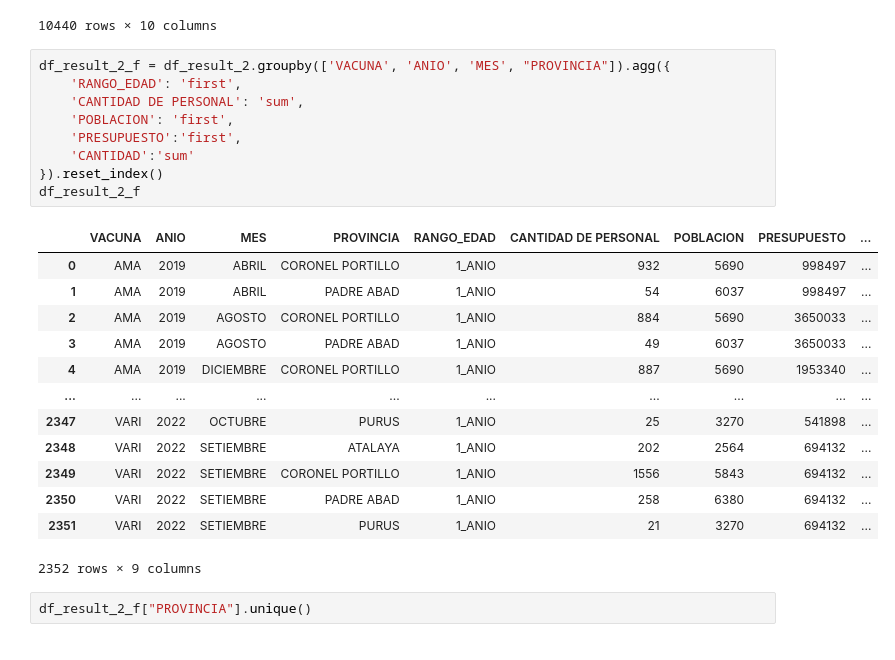
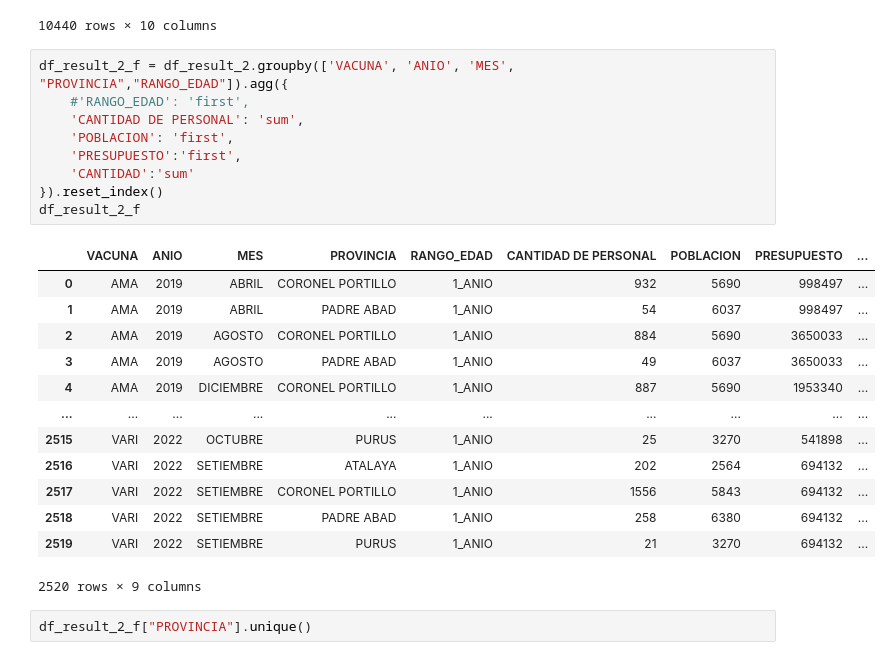
Before and after one commit to lulloaX/group3_unicef, a Jupyter notebook: Scripts/EDA/eda.ipynb, the cells around one changed output. Cells and saved outputs as stored; diff of their text form.

```diff
--- a/Scripts/EDA/eda.ipynb
+++ b/Scripts/EDA/eda.ipynb
@@ -529,28 +529,28 @@ df_result_2
 | 10439 | VARI | 2022 | SETIEMBRE | 1_ANIO | 177751 | CORONEL PORTILLO | CALLERIA | 694132 | ... |
 10440 rows × 10 columns
 # %%
-df_result_2_f = df_result_2.groupby(['VACUNA', 'ANIO', 'MES', "PROVINCIA"]).agg({
-    'RANGO_EDAD': 'first',
+df_result_2_f = df_result_2.groupby(['VACUNA', 'ANIO', 'MES', "PROVINCIA","RANGO_EDAD"]).agg({
+    #'RANGO_EDAD': 'first',
     'CANTIDAD DE PERSONAL': 'sum',
     'POBLACION': 'first',
     'PRESUPUESTO':'first',
     'CANTIDAD':'sum'
 }).reset_index()
 df_result_2_f
 # %% [output]
 |  | VACUNA | ANIO | MES | PROVINCIA | RANGO_EDAD | CANTIDAD DE PERSONAL | POBLACION | PRESUPUESTO | ... |
 | 0 | AMA | 2019 | ABRIL | CORONEL PORTILLO | 1_ANIO | 932 | 5690 | 998497 | ... |
 | 1 | AMA | 2019 | ABRIL | PADRE ABAD | 1_ANIO | 54 | 6037 | 998497 | ... |
 | 2 | AMA | 2019 | AGOSTO | CORONEL PORTILLO | 1_ANIO | 884 | 5690 | 3650033 | ... |
 | 3 | AMA | 2019 | AGOSTO | PADRE ABAD | 1_ANIO | 49 | 6037 | 3650033 | ... |
 | 4 | AMA | 2019 | DICIEMBRE | CORONEL PORTILLO | 1_ANIO | 887 | 5690 | 1953340 | ... |
 | ... | ... | ... | ... | ... | ... | ... | ... | ... | ... |
-| 2347 | VARI | 2022 | OCTUBRE | PURUS | 1_ANIO | 25 | 3270 | 541898 | ... |
-| 2348 | VARI | 2022 | SETIEMBRE | ATALAYA | 1_ANIO | 202 | 2564 | 694132 | ... |
-| 2349 | VARI | 2022 | SETIEMBRE | CORONEL PORTILLO | 1_ANIO | 1556 | 5843 | 694132 | ... |
-| 2350 | VARI | 2022 | SETIEMBRE | PADRE ABAD | 1_ANIO | 258 | 6380 | 694132 | ... |
-| 2351 | VARI | 2022 | SETIEMBRE | PURUS | 1_ANIO | 21 | 3270 | 694132 | ... |
+| 2515 | VARI | 2022 | OCTUBRE | PURUS | 1_ANIO | 25 | 3270 | 541898 | ... |
+| 2516 | VARI | 2022 | SETIEMBRE | ATALAYA | 1_ANIO | 202 | 2564 | 694132 | ... |
+| 2517 | VARI | 2022 | SETIEMBRE | CORONEL PORTILLO | 1_ANIO | 1556 | 5843 | 694132 | ... |
+| 2518 | VARI | 2022 | SETIEMBRE | PADRE ABAD | 1_ANIO | 258 | 6380 | 694132 | ... |
+| 2519 | VARI | 2022 | SETIEMBRE | PURUS | 1_ANIO | 21 | 3270 | 694132 | ... |
-2352 rows × 9 columns
+2520 rows × 9 columns
 # %%
 df_result_2_f["PROVINCIA"].unique()
 # %% [output]
```
Also changed, not shown: parts of 11 cells of this notebook, 2 other files.
